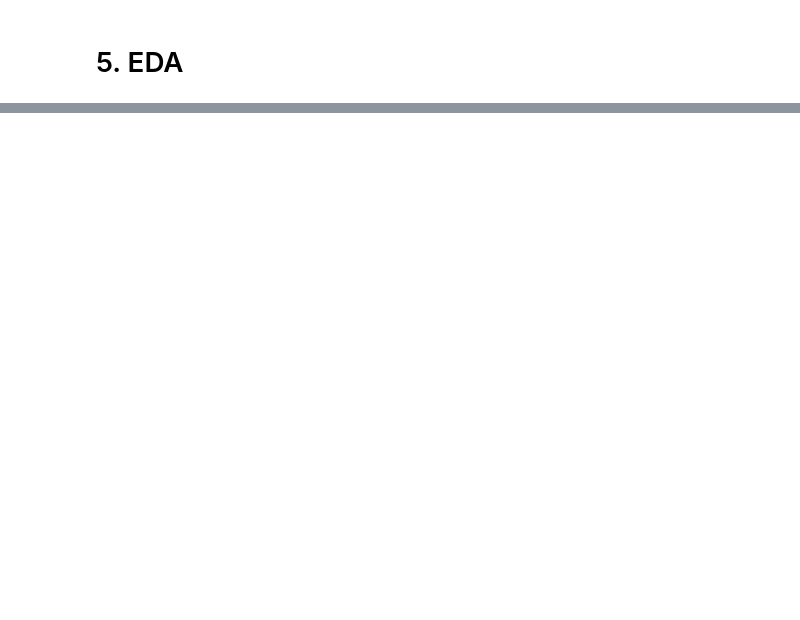
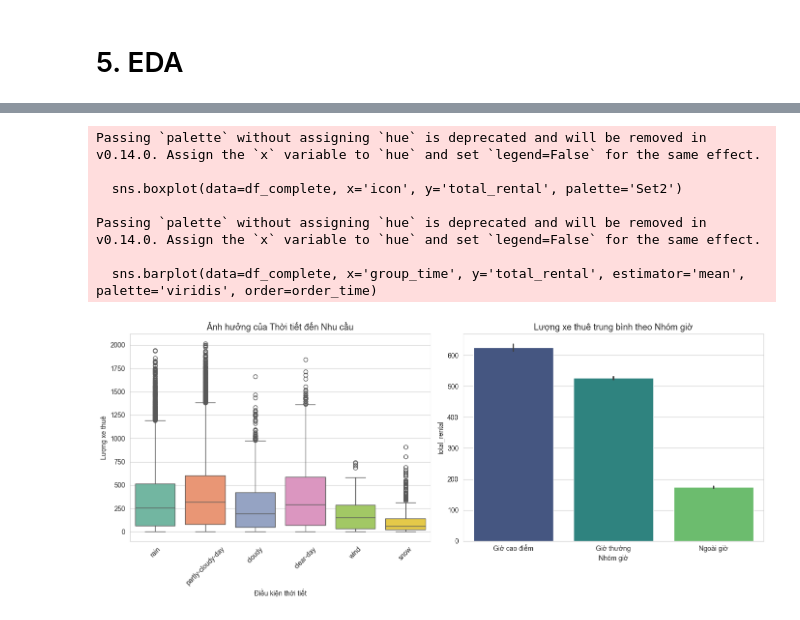
Before and after one commit to thanhhao1207-cell/bike-sharing-demand-forecast, a Jupyter notebook: notebook/experiment (1).ipynb, the cells around one changed output, grey strips where cells are left out. Saved outputs shown, nothing was run; the diff lists cells and outputs as text; code cells hidden in the pictures; blank space fills up the shorter version.

```diff
--- a/notebook/experiment (1).ipynb
+++ b/notebook/experiment (1).ipynb
@@ -233,0 +327,32 @@ df_final.drop_duplicates(subset=['started_at'], keep='first')
+# %%
+# 2. BIỂU ĐỒ HỘP (BOXPLOT) - THỜI TIẾT
+
+plt.figure(figsize=(14, 6))
+
+plt.subplot(1, 2, 1)
+# Sắp xếp thứ tự thời tiết để dễ nhìn (nếu muốn)
+sns.boxplot(data=df_complete, x='icon', y='total_rental', palette='Set2')
+plt.title('Ảnh hưởng của Thời tiết đến Nhu cầu', fontsize=13)
+plt.xlabel('Điều kiện thời tiết')
+plt.ylabel('Lượng xe thuê')
+plt.xticks(rotation=45)
+
+# 3. BIỂU ĐỒ CỘT (BARPLOT) - NHÓM GIỜ
+plt.subplot(1, 2, 2)
+# Order để sắp xếp theo thứ tự logic
+order_time = ['Giờ cao điểm', 'Giờ thường', 'Ngoài giờ']
+sns.barplot(data=df_complete, x='group_time', y='total_rental', estimator='mean', palette='viridis', order=order_time)
+plt.title('Lượng xe thuê trung bình theo Nhóm giờ', fontsize=13)
+plt.xlabel('Nhóm giờ')
+
+plt.tight_layout()
+plt.show()
+# %% [output]
+Passing `palette` without assigning `hue` is deprecated and will be removed in v0.14.0. Assign the `x` variable to `hue` and set `legend=False` for the same effect.
+
+  sns.boxplot(data=df_complete, x='icon', y='total_rental', palette='Set2')
+
+Passing `palette` without assigning `hue` is deprecated and will be removed in v0.14.0. Assign the `x` variable to `hue` and set `legend=False` for the same effect.
+
+  sns.barplot(data=df_complete, x='group_time', y='total_rental', estimator='mean', palette='viridis', order=order_time)
+[figure, added]
```
Also changed, not shown: parts of 26 cells of this notebook.
